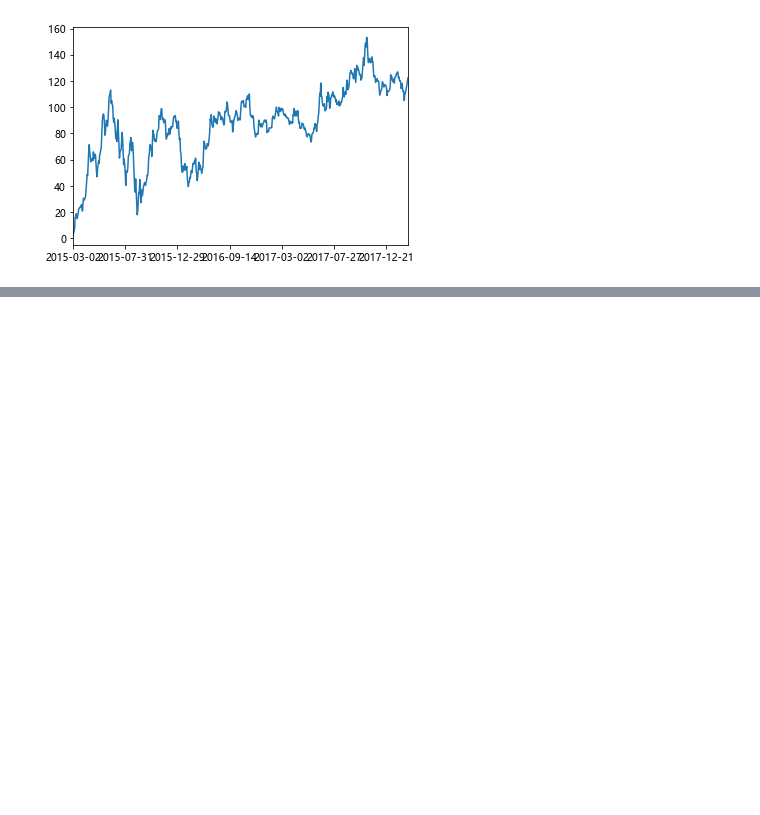
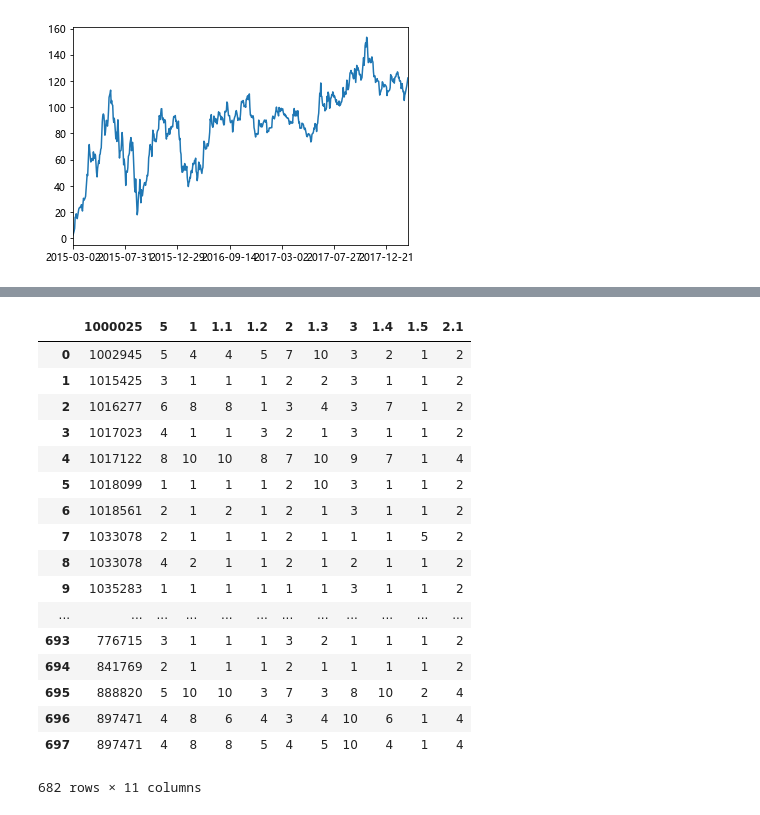
Before and after one commit to tjhlp/numpytest, a Jupyter notebook: numpytest/jupyter/test9.ipynb, the cells around one changed output, grey strips where cells are left out. Saved outputs shown, nothing was run; the diff lists cells and outputs as text; code cells hidden in the pictures; blank space fills up the shorter version.

```diff
--- a/numpytest/jupyter/test9.ipynb
+++ b/numpytest/jupyter/test9.ipynb
@@ -158,0 +244,23 @@ day_eps_ttm = pd.read_hdf('./data/day_close.h5')
+# %%
+wis = wis.dropna()
+# %%
+wis
+# %% [output]
+|  | 1000025 | 5 | 1 | 1.1 | 1.2 | 2 | 1.3 | 3 | 1.4 | 1.5 | 2.1 |
+| 0 | 1002945 | 5 | 4 | 4 | 5 | 7 | 10 | 3 | 2 | 1 | 2 |
+| 1 | 1015425 | 3 | 1 | 1 | 1 | 2 | 2 | 3 | 1 | 1 | 2 |
+| 2 | 1016277 | 6 | 8 | 8 | 1 | 3 | 4 | 3 | 7 | 1 | 2 |
+| 3 | 1017023 | 4 | 1 | 1 | 3 | 2 | 1 | 3 | 1 | 1 | 2 |
+| 4 | 1017122 | 8 | 10 | 10 | 8 | 7 | 10 | 9 | 7 | 1 | 4 |
+| 5 | 1018099 | 1 | 1 | 1 | 1 | 2 | 10 | 3 | 1 | 1 | 2 |
+| 6 | 1018561 | 2 | 1 | 2 | 1 | 2 | 1 | 3 | 1 | 1 | 2 |
+| 7 | 1033078 | 2 | 1 | 1 | 1 | 2 | 1 | 1 | 1 | 5 | 2 |
+| 8 | 1033078 | 4 | 2 | 1 | 1 | 2 | 1 | 2 | 1 | 1 | 2 |
+| 9 | 1035283 | 1 | 1 | 1 | 1 | 1 | 1 | 3 | 1 | 1 | 2 |
+| ... | ... | ... | ... | ... | ... | ... | ... | ... | ... | ... | ... |
+| 693 | 776715 | 3 | 1 | 1 | 1 | 3 | 2 | 1 | 1 | 1 | 2 |
+| 694 | 841769 | 2 | 1 | 1 | 1 | 2 | 1 | 1 | 1 | 1 | 2 |
+| 695 | 888820 | 5 | 10 | 10 | 3 | 7 | 3 | 8 | 10 | 2 | 4 |
+| 696 | 897471 | 4 | 8 | 6 | 4 | 3 | 4 | 10 | 6 | 1 | 4 |
+| 697 | 897471 | 4 | 8 | 8 | 5 | 4 | 5 | 10 | 4 | 1 | 4 |
+682 rows × 11 columns
```
Also changed, not shown: parts of 13 cells of this notebook, 5 other files.
